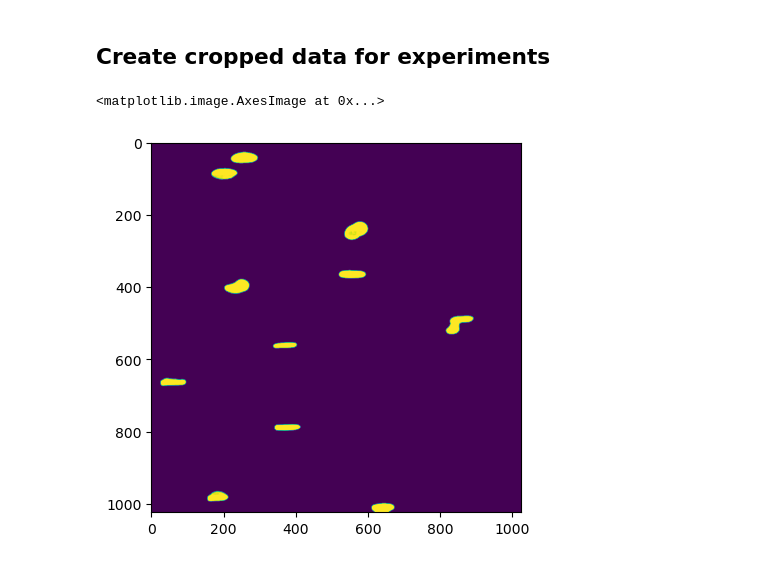
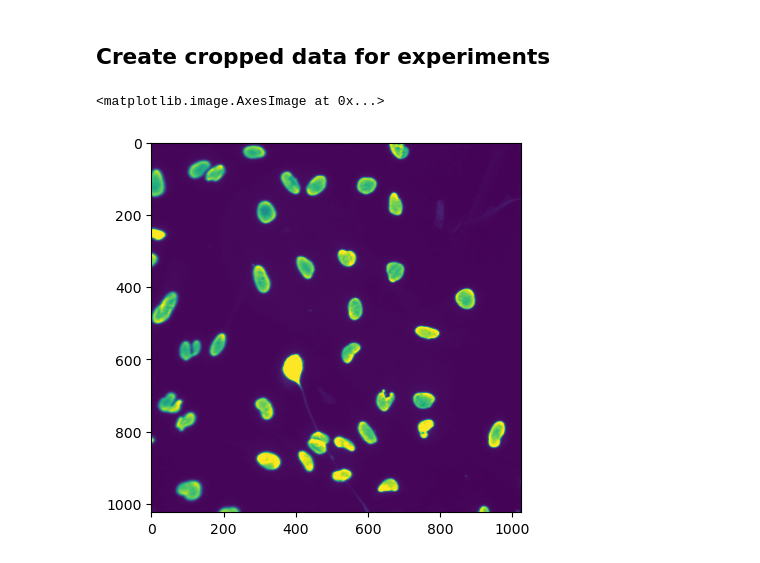
Before and after one commit to xjzhaang/microgrooves-classification, a Jupyter notebook: export_data.ipynb, the cells around one changed output. Cells and saved outputs as stored; diff of their text form; code cells hidden in the pictures.

```diff
--- a/export_data.ipynb
+++ b/export_data.ipynb
@@ -185,6 +203,6 @@ res_df.to_csv('./data/cancer/data_cropped.csv', index=False)
 # %%
-image = np.load("./data/fibroblast/cropped/Lipo/240215_Lipo_5-5-5.4_0_window_0_1.npy")
+image = np.load("./data/myoblast_flat/cropped/K32/210929_K32_Flat_0_window_1_1.npy")
 plt.imshow(image)
 # %% [output]
 <matplotlib.image.AxesImage at 0x...>
-[figure, old version]
+[figure, new version]
```
Also changed, not shown: parts of 13 cells of this notebook, 6 other files.
